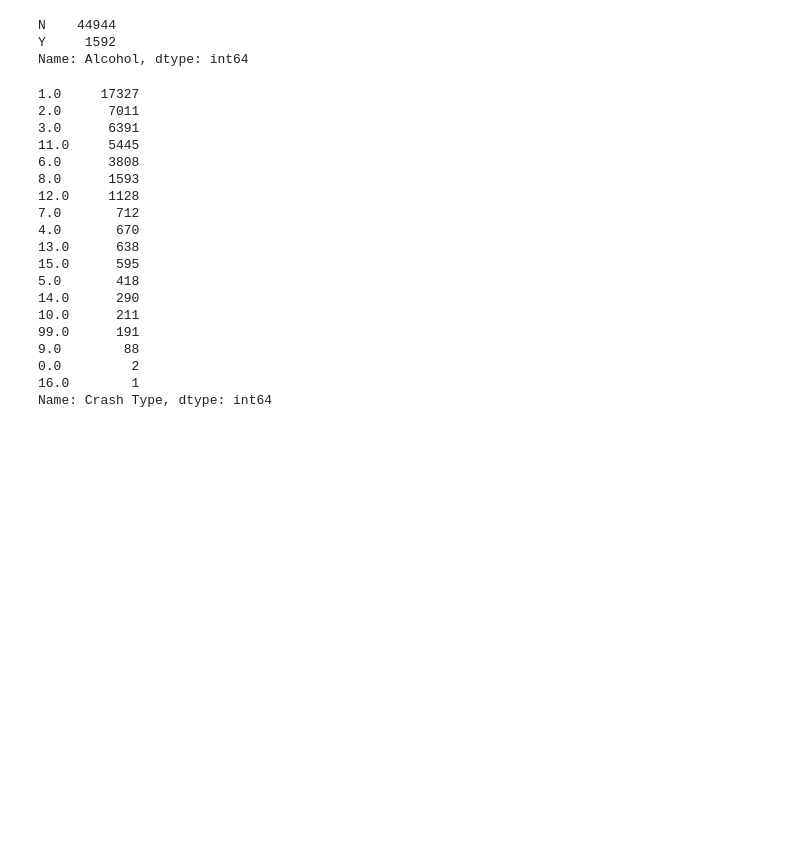
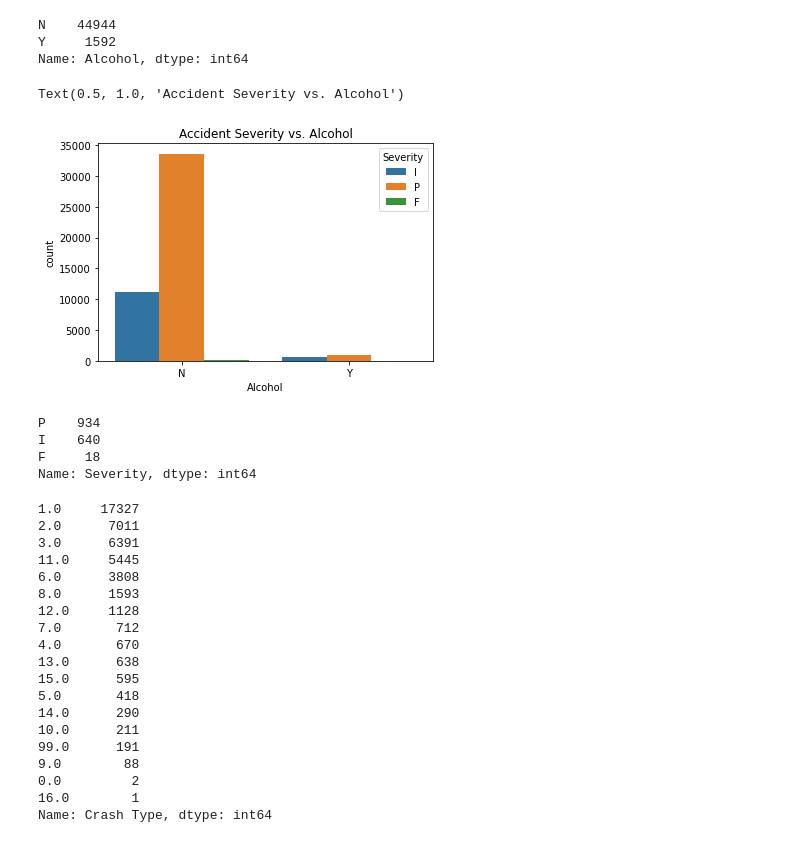
Before and after one commit to nshang88/NJ-Traffic-Research, a Jupyter notebook: Traffic_EDA.ipynb, the cells around one changed output. Drawn from its saved outputs; the diff is of its cells as text; code cells hidden in the pictures; blank space fills up the shorter version.

```diff
--- a/Traffic_EDA.ipynb
+++ b/Traffic_EDA.ipynb
@@ -508,6 +585,19 @@ df1.Alcohol.value_counts()
 N    44944
 Y     1592
 Name: Alcohol, dtype: int64
+# %%
+ax = sns.countplot(x="Alcohol", hue="Severity", data=df1)
+ax.set_title('Accident Severity vs. Alcohol')
+# %% [output]
+Text(0.5, 1.0, 'Accident Severity vs. Alcohol')
+[figure, added]
+# %%
+df1.Severity[df1.Alcohol=='Y'].value_counts()
+# %% [output]
+P    934
+I    640
+F     18
+Name: Severity, dtype: int64
 # %%
 # 1 means same direction (rear end), 4 means opposite direction (head on), could be the worst situation.
 df1['Crash Type'].value_counts()
```
Also changed, not shown: parts of 40 cells of this notebook.
